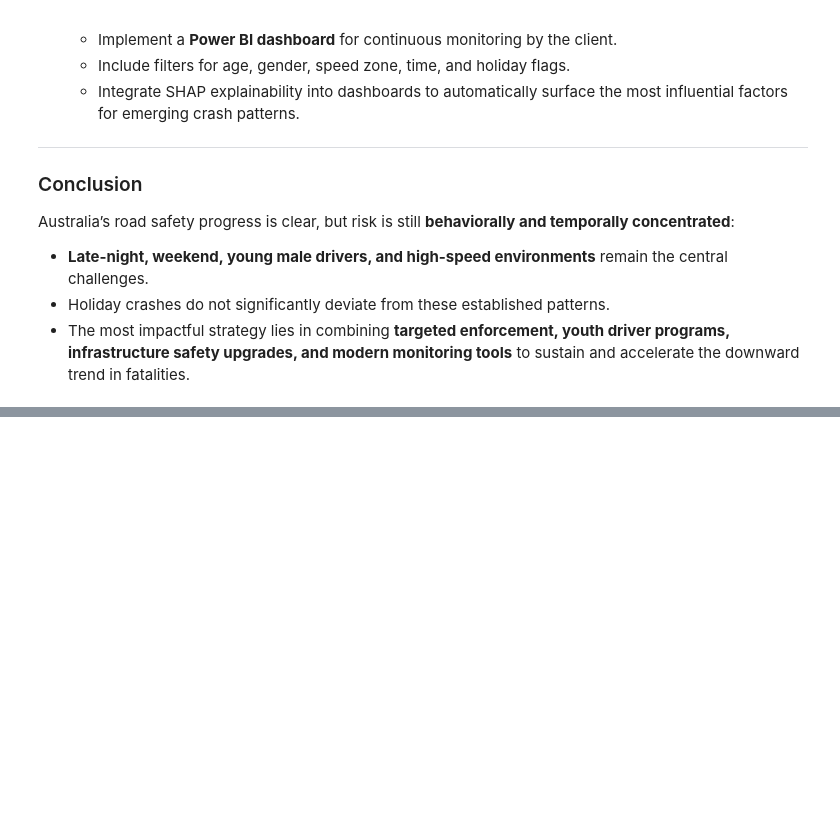
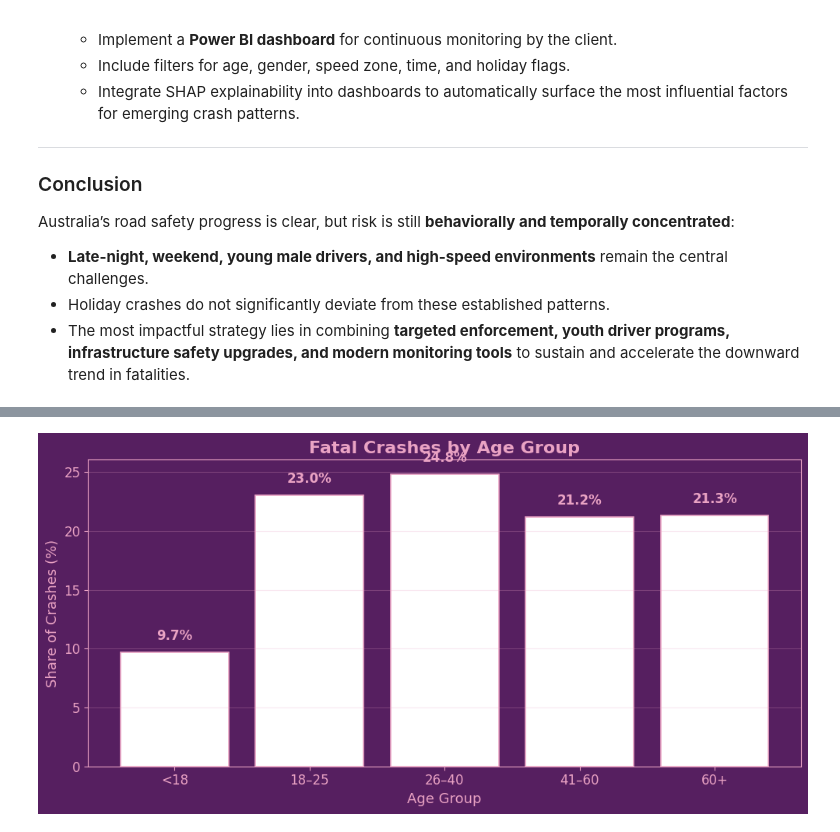
Before and after one commit to NoorullahMuhammadKhan/Noorullah-Khan-Github-Repository, a Jupyter notebook: Scyne Advisory Interview/Traffic Investigation Scyne Advisory.ipynb, the cells around one changed output, grey strips where cells are left out. Cells and saved outputs as stored; diff of their text form; code cells hidden in the pictures; blank space fills up the shorter version.

```diff
--- a/Scyne Advisory Interview/Traffic Investigation Scyne Advisory.ipynb
+++ b/Scyne Advisory Interview/Traffic Investigation Scyne Advisory.ipynb
@@ -1252,0 +1292,57 @@ Australia’s road safety progress is clear, but risk is still **behaviorally an
+# %%
+import numpy as np
+import pandas as pd
+import matplotlib.pyplot as plt
+
+# --- Ensure AgeGroup exists with a consistent order ---
+if "AgeGroup" not in df.columns:
+    df["AgeGroup"] = pd.cut(
+        df["Age"],
+        bins=[0, 17, 25, 40, 60, 120],
+        labels=["<18", "18–25", "26–40", "41–60", "60+"],
+        right=True
+    )
+
+order = ["<18", "18–25", "26–40", "41–60", "60+"]
+
+counts = (
+    df["AgeGroup"]
+    .value_counts(dropna=False)
+    .reindex(order)
+    .fillna(0)
+    .astype(int)
+)
+perc = (counts / counts.sum() * 100.0).round(1)
+
+# --- THEME COLORS ---
+bg = "#561f60"       # background
+axis = "#eaa3c4"     # axes/ticks/grid/text
+bar = "white"        # bars
+
+fig, ax = plt.subplots(figsize=(10,5))
+ax.set_facecolor(bg)
+fig.patch.set_facecolor(bg)
+
+# Bars
+bars = ax.bar(order, perc.values, color=bar, edgecolor=axis, linewidth=1.2)
+
+# Labels & styling
+ax.set_title("Fatal Crashes by Age Group", color=axis, fontsize=16, weight="bold")
+ax.set_ylabel("Share of Crashes (%)", color=axis, fontsize=13)
+ax.set_xlabel("Age Group", color=axis, fontsize=13)
+ax.tick_params(colors=axis, labelsize=12)
+
+for spine in ax.spines.values():
+    spine.set_color(axis)
+
+ax.grid(axis="y", color=axis, alpha=0.25)
+
+# Add percent labels on bars
+for rect, p in zip(bars, perc.values):
+    ax.text(rect.get_x() + rect.get_width()/2, rect.get_height() + 0.8,
+            f"{p:.1f}%", ha="center", va="bottom", color=axis, fontsize=12, weight="bold")
+
+plt.tight_layout()
+plt.show()
+# %% [output]
+[figure, added]
```
Also changed, not shown: parts of 6 cells of this notebook, 1 other file.
